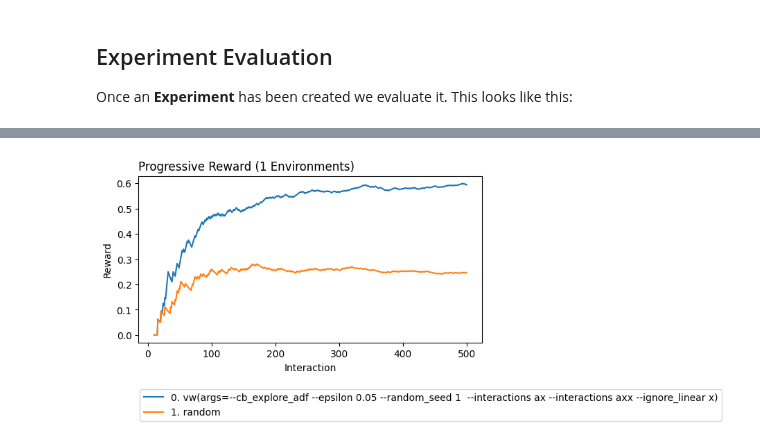
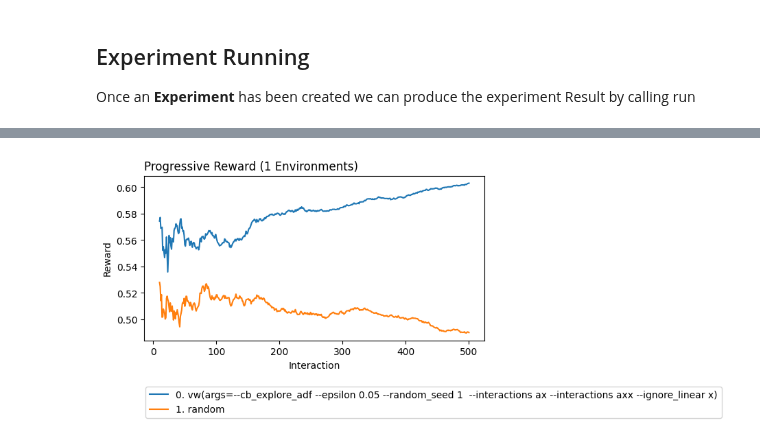
Before and after one commit to VowpalWabbit/coba, a Jupyter notebook: examples/notebooks/Experiments.ipynb, the cells around one changed output, grey strips where cells are left out. Drawn from its saved outputs; the diff is of its cells as text; code cells hidden in the pictures.

```diff
--- a/examples/notebooks/Experiments.ipynb
+++ b/examples/notebooks/Experiments.ipynb
@@ -18,13 +48,13 @@ experiment   = cb.Experiment(environments,learners)
 # %% [markdown]
-## Experiment Evaluation
-Once an **Experiment** has been created we evaluate it. This looks like this:
+## Experiment Running
+Once an **Experiment** has been created we can produce the experiment Result by calling run
 # %%
 import coba as cb
 
-#this creates our experiment. There are more options that can be passed here. These are discussed further down.
-environments = cb.Environments.from_linear_synthetic(500,seed=2).binary()
+environments = cb.Environments.from_linear_synthetic(500,seed=2)
 learners     = [cb.VowpalEpsilonLearner(),cb.RandomLearner()]
 experiment   = cb.Experiment(environments,learners)
 
-experiment.run().plot_learners(xlim=(10,500))
+experiment_result = experiment.run()
+experiment_result.plot_learners(xlim=(10,None))
 # %% [output]
@@ -42 +72 @@ experiment.run().plot_learners(xlim=(10,500))
-[figure, old version]
+[figure, new version]
```
Also changed, not shown: parts of 17 cells of this notebook, 7 other files.
